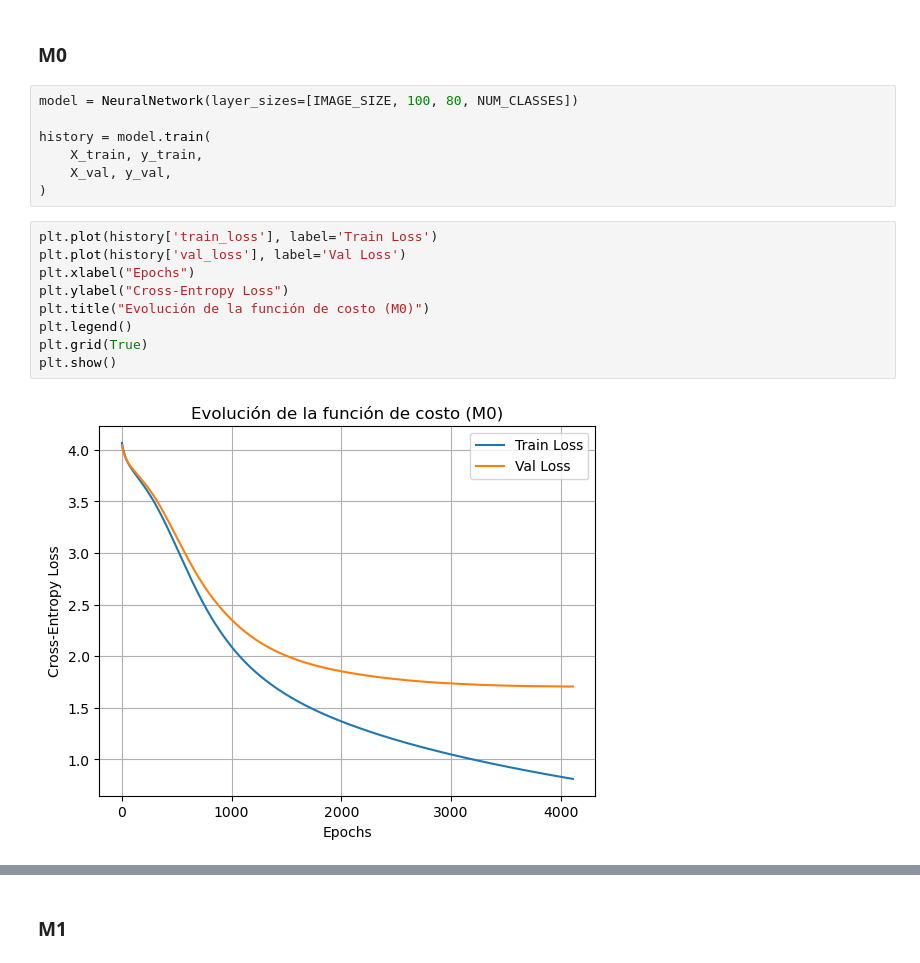
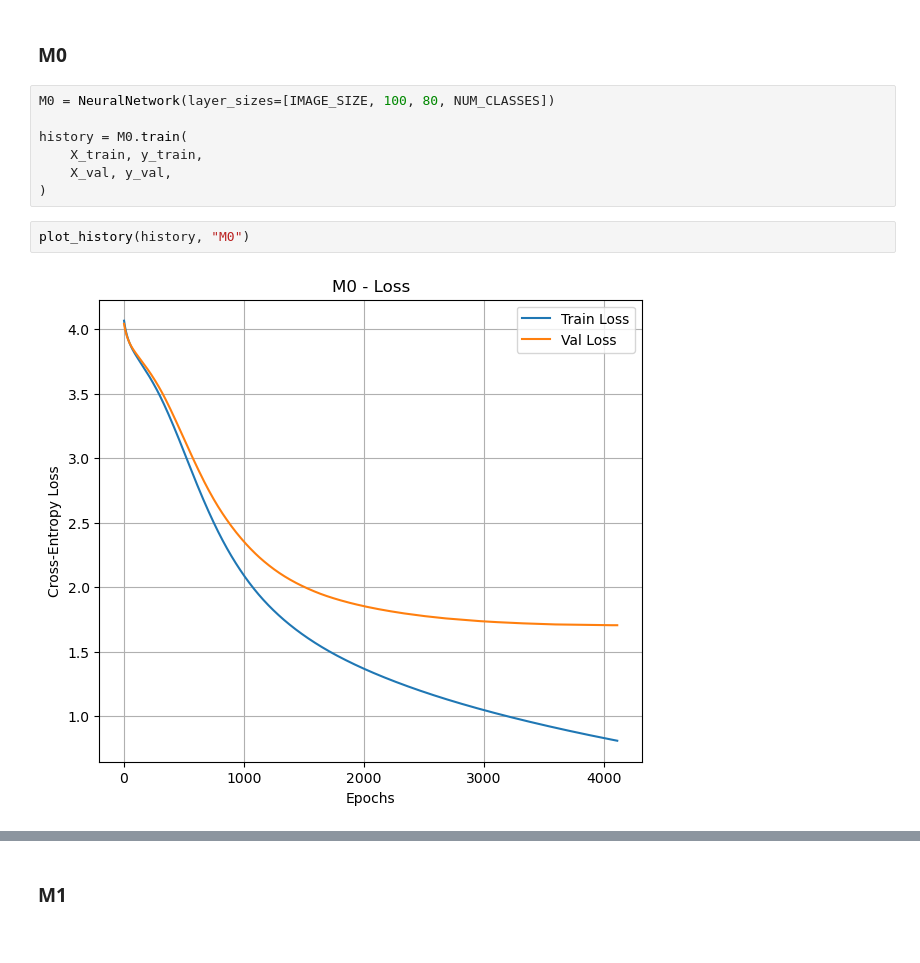
Before and after one commit to ilunomb/ML, a Jupyter notebook: TP3/notebooks/Nomberg_Ilan_Notebook_TP3.ipynb, the cells around one changed output, grey strips where cells are left out. Drawn from its saved outputs; the diff is of its cells as text.

```diff
--- a/TP3/notebooks/Nomberg_Ilan_Notebook_TP3.ipynb
+++ b/TP3/notebooks/Nomberg_Ilan_Notebook_TP3.ipynb
@@ -54,20 +61,13 @@ plt.show()
 # %% [markdown]
 ### M0
 # %%
-model = NeuralNetwork(layer_sizes=[IMAGE_SIZE, 100, 80, NUM_CLASSES])
+M0 = NeuralNetwork(layer_sizes=[IMAGE_SIZE, 100, 80, NUM_CLASSES])
 
-history = model.train(
+history = M0.train(
     X_train, y_train,
     X_val, y_val,
 )
 # %%
-plt.plot(history['train_loss'], label='Train Loss')
-plt.plot(history['val_loss'], label='Val Loss')
-plt.xlabel("Epochs")
-plt.ylabel("Cross-Entropy Loss")
-plt.title("Evolución de la función de costo (M0)")
-plt.legend()
-plt.grid(True)
-plt.show()
+plot_history(history, "M0")
 # %% [output]
-[figure, old version]
+[figure, new version]
```
Also changed, not shown: parts of 27 cells of this notebook, 32 other files.
